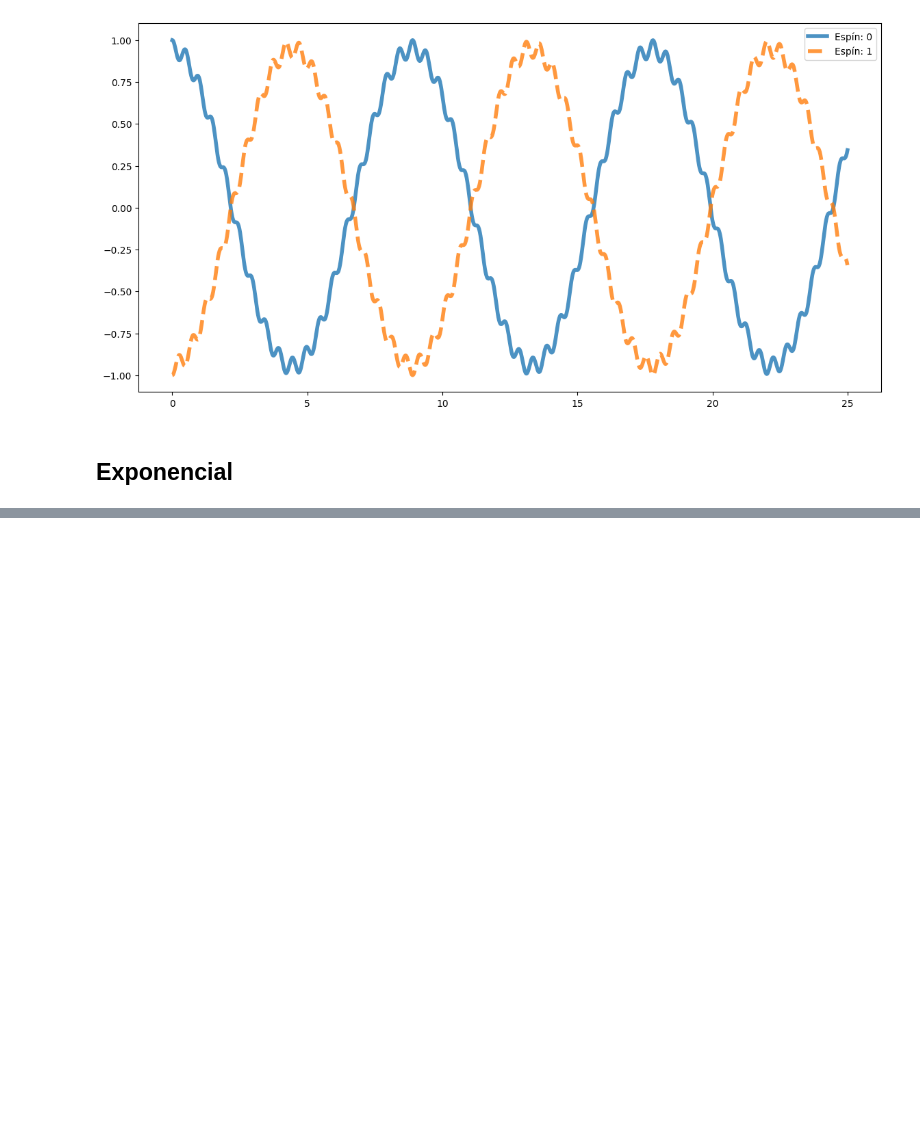
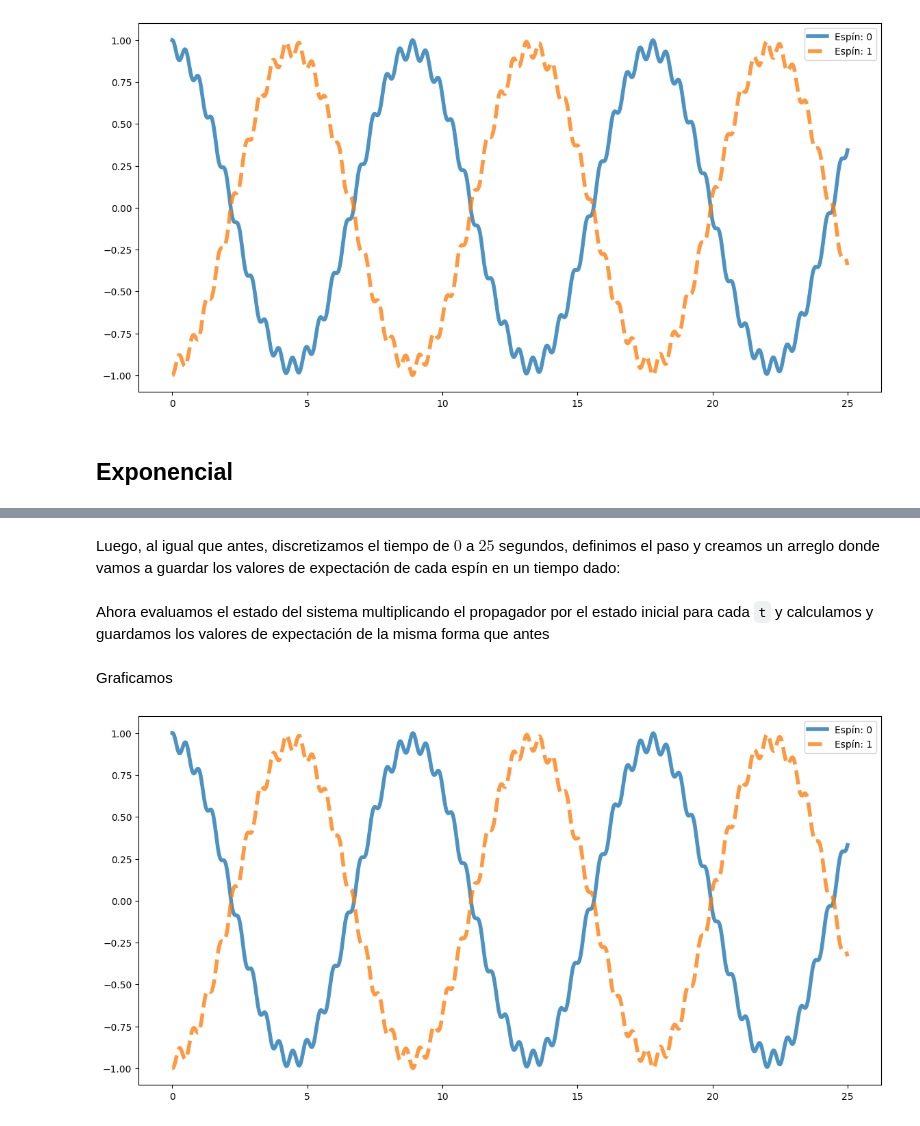
Before and after one commit to VanSer0/ProyectoCompu, a Jupyter notebook: ReportePython.ipynb, the cells around one changed output, grey strips where cells are left out. Cells and saved outputs as stored; diff of their text form; code cells hidden in the pictures; blank space fills up the shorter version.

Commit message:
Añadí la primera versión de la parte de evaluar la exponencial del Reporte en python

```diff
--- a/ReportePython.ipynb
+++ b/ReportePython.ipynb
@@ -222,0 +247,2 @@ plt.show()
+# %%
+Sz_prime = [ np.dot( np.dot(eigen_vec.transpose(), Sz[i]), eigen_vec) for i in range(N)]
@@ -222,0 +255,51 @@ plt.show()
+# %%
+psi_init_prime = psi_init.dot(eigen_vec)
+# %% [markdown]
+Luego, al igual que antes, discretizamos el tiempo de $0$ a $25$ segundos, definimos el paso y creamos un arreglo donde vamos a guardar los valores de expectación de cada espín en un tiempo dado:
+# %%
+times = np.linspace(0.0, 25.0, 2001)
+h = times[1] - times[0]
+
+obs = np.zeros((N,times.size), dtype=complex)
+# %% [markdown]
+Ahora evaluamos el estado del sistema multiplicando el propagador por el estado inicial para cada `t` y calculamos y guardamos los valores de expectación de la misma forma que antes
+# %%
+psi_0 = psi_init_prime
+for tt in range(times.size):
+
+    # Se calculan los valores de expectación de los Sz's utilizando psi_0
+    valor_exp = [ np.dot( np.dot(psi_0.conjugate().transpose(), Sz_prime[i]) , psi_0) for i in range(N)]
+
+    # Se asignan los valores al índice y tiempo correspondiente de obs
+    for i in range(N):
+        obs[i][tt] = valor_exp[i]
+
+    propagador = np.exp((-1.0j*eigen_val)*(tt*h))
+
+    # Se invoque rk4 operando sobre psi_0 y se devuelve el resultado a un nuevo psi_n
+    psi_n = np.array([ propagador[i] * psi_init_prime[i] for i in range(2**N)] )
+
+    # Ahora creamos un shallow copy de psi_n en psi_0
+    # De esta manera, en la siguiente iteración, el estado de esta iteración se convierte en el inicial
+    # de la siguiente iteración
+    psi_0 = psi_n
+# %% [markdown]
+Graficamos
+# %%
+import matplotlib.pyplot as plt
+
+plt.figure(figsize=(14,7))
+
+ls=['-','--','-.',':']
+
+for i in range(N):
+    plt.plot(times, np.real(obs[i]),
+             linestyle=ls[i%4],
+             linewidth=4,
+             alpha=0.8,
+             label='Espín: {0}'.format(i))
+
+plt.legend()
+plt.show()
+# %% [output]
+[figure, added]
```
Also changed, not shown: parts of 12 cells of this notebook.
